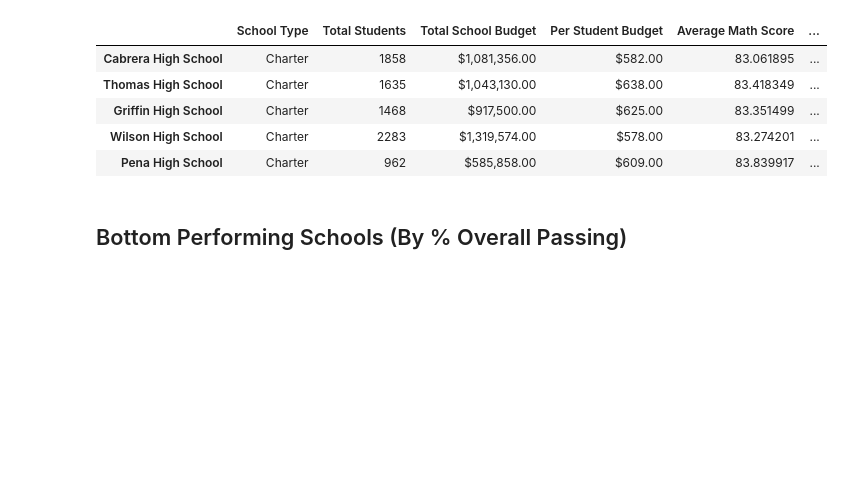
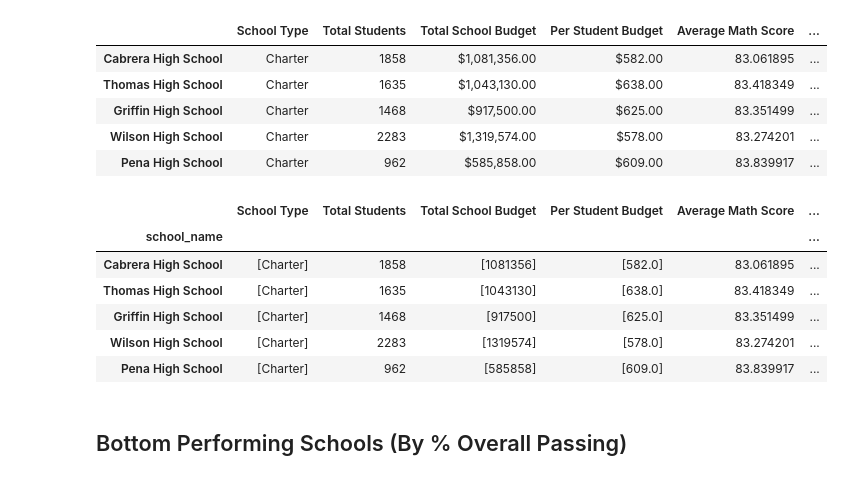
Before and after one commit to rharless99/pandas_challenge_Harless, a Jupyter notebook: PyCitySchools/PyCitySchools_Harless.ipynb, the cells around one changed output. Drawn from its saved outputs; the diff is of its cells as text; code cells hidden in the pictures; blank space fills up the shorter version.

```diff
--- a/PyCitySchools/PyCitySchools_Harless.ipynb
+++ b/PyCitySchools/PyCitySchools_Harless.ipynb
@@ -309,3 +326,13 @@ by_school_df.head()
 | 37538 | 37538 | Tanya Martinez | F | 9th | Thomas High School | 71 | 69 | 14 | ... |
 | 37539 | 37539 | Noah Erickson | M | 9th | Thomas High School | 86 | 76 | 14 | ... |
 75 rows × 11 columns
+# %%
+# Find all math scores by school that are 70 or more and divide by total students
+school_passing_math = school_data_complete[(school_data_complete["math_score"]>=70)]
+per_school_passing_math = school_passing_math.groupby(["school_name"]).count()
+per_school_passing_math
+
+
+MathPass = (per_school_passing_math/summary) * 100
+PercentPassMath = MathPass["math_score"]
+PercentPassMath
@@ -311,0 +357,9 @@ by_school_df.head()
+# %%
+# Find all reading scores by school that are 70 or more divide by total students
+school_passing_reading = school_data_complete[(school_data_complete["reading_score"]>=70)]
+per_school_passing_reading = school_passing_reading.groupby(["school_name"]).count()
+per_school_passing_reading
+
+ReadingPass = (per_school_passing_reading/summary) * 100
+PercentPassReading = ReadingPass["reading_score"]
+PercentPassReading
@@ -311,0 +384,9 @@ by_school_df.head()
+# %%
+# Find all math AND reading scores that are 70 or more and divide by total students
+school_passing_both = school_data_complete[(school_data_complete["reading_score"]>=70) & (school_data_complete["math_score"] >= 70)]
+per_school_passing_both = school_passing_both.groupby(["school_name"]).count()
+per_school_passing_both
+
+BothPass = (per_school_passing_both/summary) * 100
+PercentPassBoth = BothPass["Student ID"]
+PercentPassBoth
@@ -317,9 +416,9 @@ School_Summary_df = pd.DataFrame({
         "Per Student Budget" : per_student_budget,
         "Average Math Score" : ave_math,
         "Average Reading Score" : ave_reading,
-        "% Passing Math" : "TBD",
-        "% Passing Reading" : "TBD",
-        "Percent Overall Passing" : "TBD"
+        "% Passing Math" : PercentPassMath,
+        "% Passing Reading" : PercentPassReading,
+        "Percent Overall Passing" : PercentPassBoth
 })
 School_Summary_df
 # %% [output]
@@ -353,6 +452,17 @@ School_Summary_df
 | Griffin High School | Charter | 1468 | $917,500.00 | $625.00 | 83.351499 | ... |
 | Wilson High School | Charter | 2283 | $1,319,574.00 | $578.00 | 83.274201 | ... |
 | Pena High School | Charter | 962 | $585,858.00 | $609.00 | 83.839917 | ... |
+# %%
+Top_Five_df = School_Summary_df.sort_values("Percent Overall Passing", ascending=False)
+Top_Five_df.head(5)
+# %% [output]
+|  | School Type | Total Students | Total School Budget | Per Student Budget | Average Math Score | ... |
+| school_name |  |  |  |  |  | ... |
+| Cabrera High School | [Charter] | 1858 | [1081356] | [582.0] | 83.061895 | ... |
+| Thomas High School | [Charter] | 1635 | [1043130] | [638.0] | 83.418349 | ... |
+| Griffin High School | [Charter] | 1468 | [917500] | [625.0] | 83.351499 | ... |
+| Wilson High School | [Charter] | 2283 | [1319574] | [578.0] | 83.274201 | ... |
+| Pena High School | [Charter] | 962 | [585858] | [609.0] | 83.839917 | ... |
 # %% [markdown]
 ## Bottom Performing Schools (By % Overall Passing)
 # %% [markdown]
```
Also changed, not shown: parts of 16 cells of this notebook.
